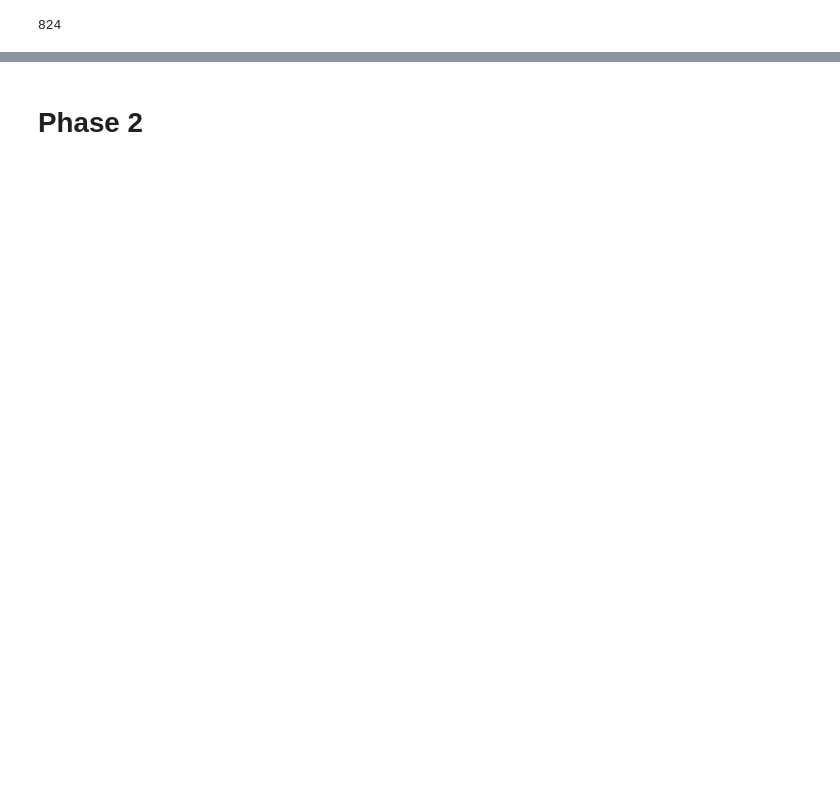
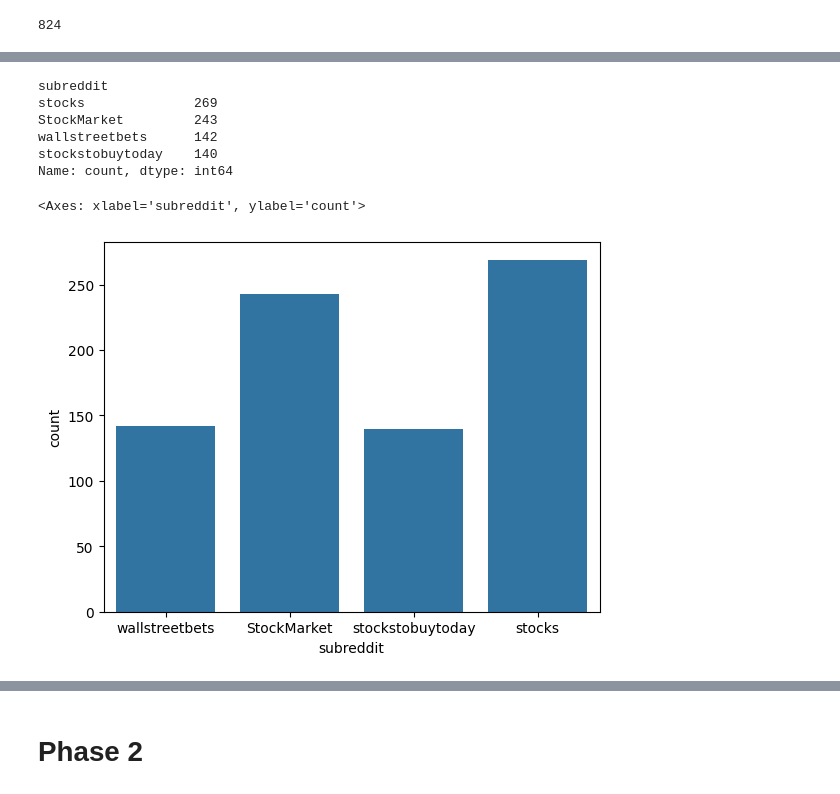
Before and after one commit to bbswei/DM2025-Lab1-Exercise, a Jupyter notebook: DM2025-Lab1-Homework.ipynb, the cells around one changed output, grey strips where cells are left out. Saved outputs shown, nothing was run; the diff lists cells and outputs as text; code cells hidden in the pictures; blank space fills up the shorter version.

```diff
--- a/DM2025-Lab1-Homework.ipynb
+++ b/DM2025-Lab1-Homework.ipynb
@@ -329,0 +360,3 @@ len(df_new)
+# %%
+df_new['text_len'] = df_new['text'].str.len()
+df_sample = df_new[df_new['text_len'] >= 10]
@@ -329,0 +381,12 @@ len(df_new)
+# %%
+print(df_sample['subreddit'].value_counts())
+sns.countplot(x="subreddit", data=df_sample)
+# %% [output]
+subreddit
+stocks              269
+StockMarket         243
+wallstreetbets      142
+stockstobuytoday    140
+Name: count, dtype: int64
+<Axes: xlabel='subreddit', ylabel='count'>
+[figure, added]
```
Also changed, not shown: parts of 54 cells of this notebook.
